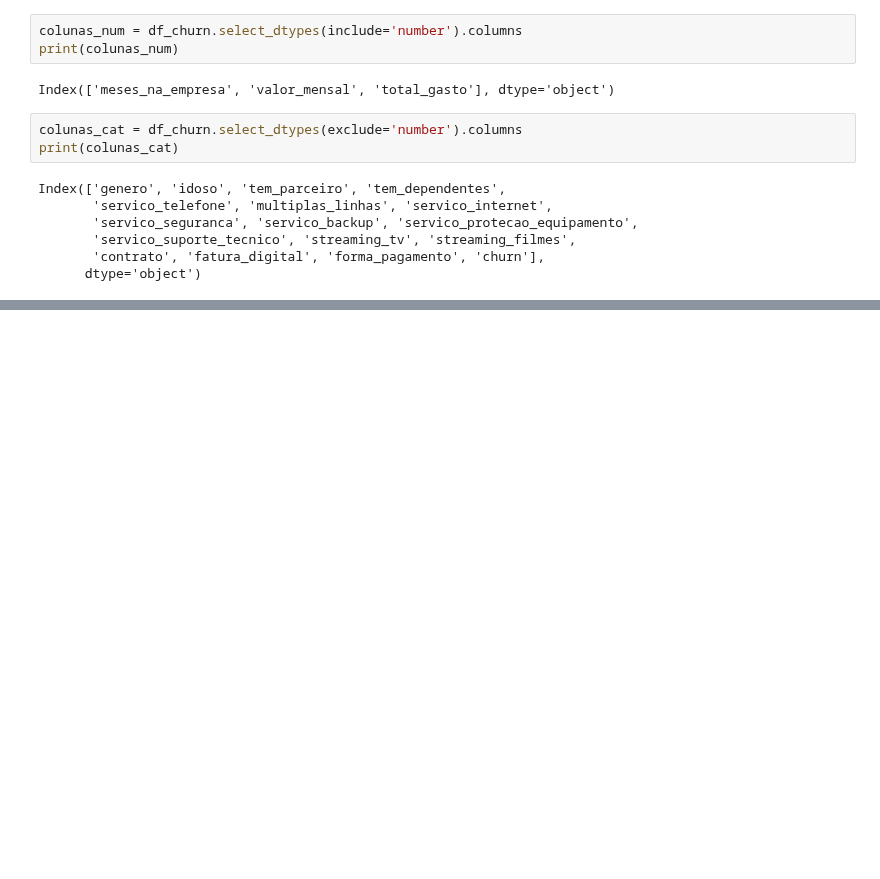
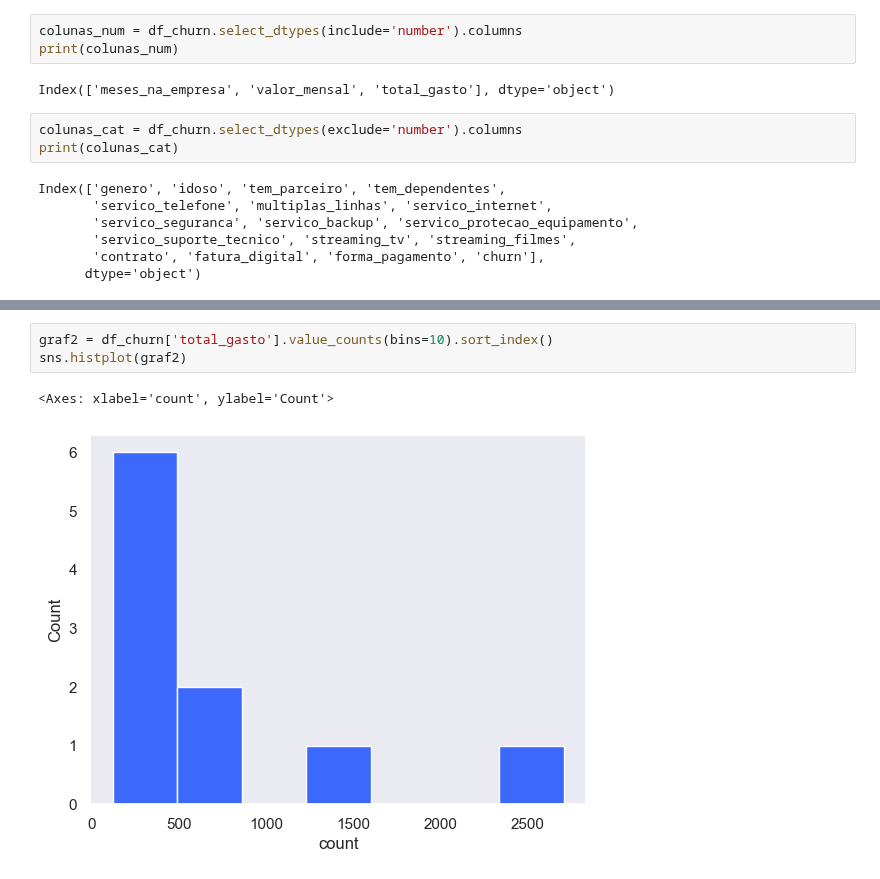
Before and after one commit to MathLopes29/Hashtag_AnaliseDados, a Jupyter notebook: Python/Cursos/Curso Hashtag/08_Matplot_Seaborn/08_51_Seaborn/36_introducao_pandas_seaborn_inicial.ipynb, the cells around one changed output, grey strips where cells are left out. Drawn from its saved outputs; the diff is of its cells as text; blank space fills up the shorter version.

```diff
--- a/Python/Cursos/Curso Hashtag/08_Matplot_Seaborn/08_51_Seaborn/36_introducao_pandas_seaborn_inicial.ipynb
+++ b/Python/Cursos/Curso Hashtag/08_Matplot_Seaborn/08_51_Seaborn/36_introducao_pandas_seaborn_inicial.ipynb
@@ -126,0 +134,6 @@ Index(['genero', 'idoso', 'tem_parceiro', 'tem_dependentes',
+# %%
+graf2 = df_churn['total_gasto'].value_counts(bins=10).sort_index()
+sns.histplot(graf2)
+# %% [output]
+<Axes: xlabel='count', ylabel='Count'>
+[figure, added]
```
Also changed, not shown: parts of 4 cells of this notebook, 4 other files.
